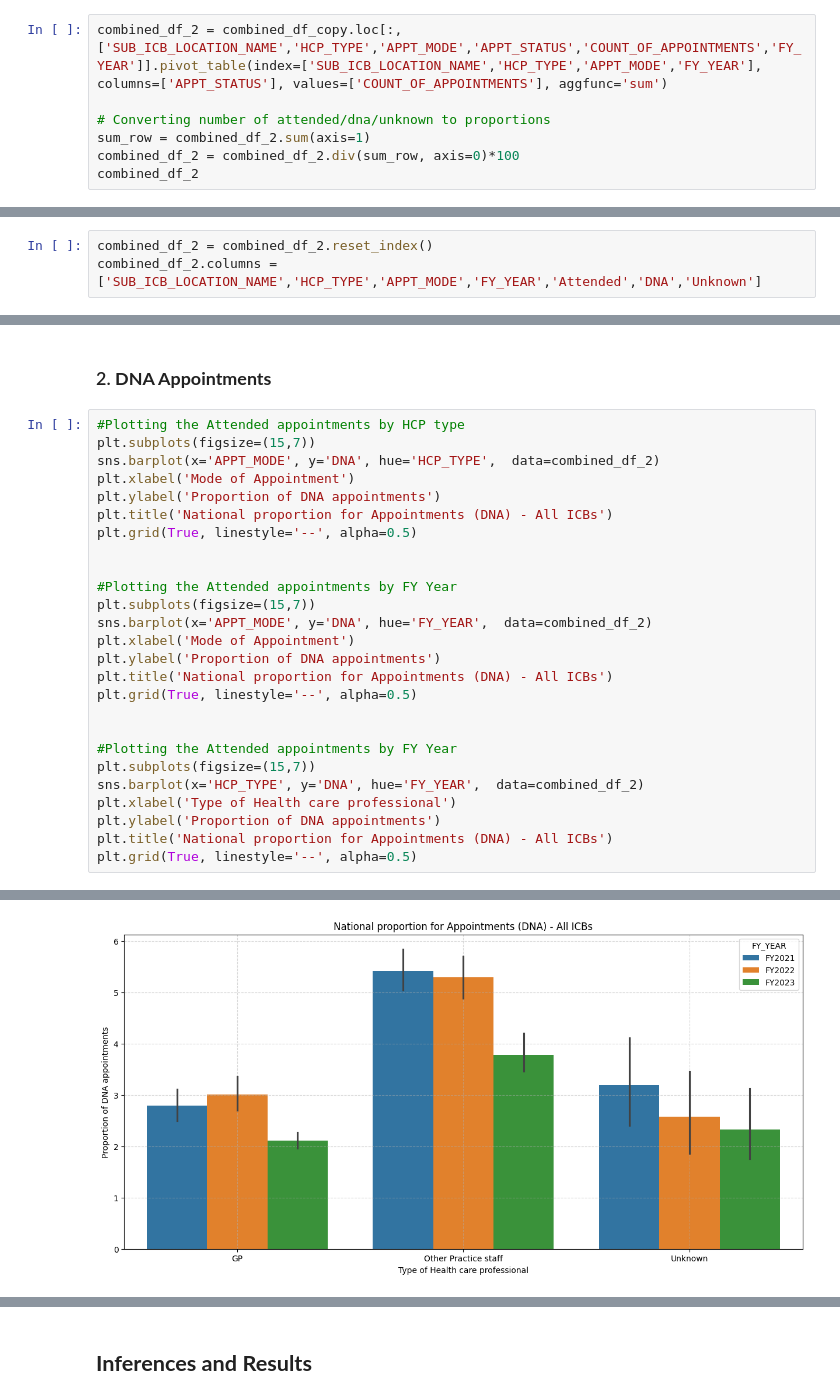
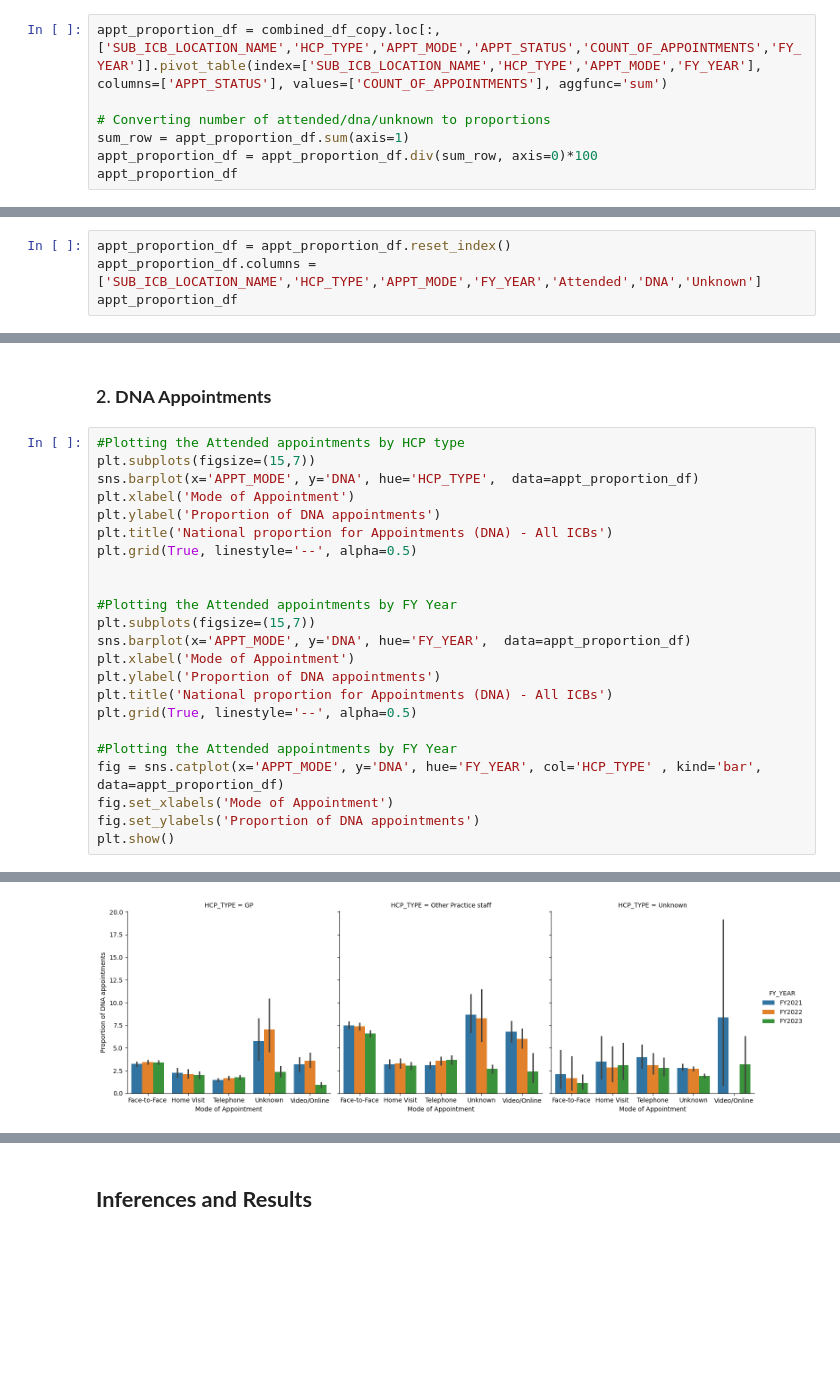
Before and after one commit to SNEE-ICS/PrimaryCareDemandAndCapacity, a Jupyter notebook: AppointmentsAttended.ipynb, the cells around one changed output, grey strips where cells are left out. Cells and saved outputs as stored; diff of their text form; blank space fills up the shorter version.

```diff
--- a/AppointmentsAttended.ipynb
+++ b/AppointmentsAttended.ipynb
@@ -344,10 +345,10 @@ plt.grid(True, linestyle='--', alpha=0.5)
 # %%
-combined_df_2 = combined_df_copy.loc[:,['SUB_ICB_LOCATION_NAME','HCP_TYPE','APPT_MODE','APPT_STATUS','COUNT_OF_APPOINTMENTS','FY_YEAR']].pivot_table(index=['SUB_ICB_LOCATION_NAME','HCP_TYPE','APPT_MODE','FY_YEAR'], columns=['APPT_STATUS'], values=['COUNT_OF_APPOINTMENTS'], aggfunc='sum')
+appt_proportion_df = combined_df_copy.loc[:,['SUB_ICB_LOCATION_NAME','HCP_TYPE','APPT_MODE','APPT_STATUS','COUNT_OF_APPOINTMENTS','FY_YEAR']].pivot_table(index=['SUB_ICB_LOCATION_NAME','HCP_TYPE','APPT_MODE','FY_YEAR'], columns=['APPT_STATUS'], values=['COUNT_OF_APPOINTMENTS'], aggfunc='sum')
 
 # Converting number of attended/dna/unknown to proportions
-sum_row = combined_df_2.sum(axis=1)
-combined_df_2 = combined_df_2.div(sum_row, axis=0)*100
-combined_df_2
+sum_row = appt_proportion_df.sum(axis=1)
+appt_proportion_df = appt_proportion_df.div(sum_row, axis=0)*100
+appt_proportion_df
 # %% [output]
 |  |  |  |  | COUNT_OF_APPOINTMENTS |  |  |
 |  |  |  | APPT_STATUS | Attended | DNA | Unknown |
@@ -365,5 +366,6 @@ combined_df_2
 |  |  |  | FY2023 | 88.166040 | 2.371214 | 9.462746 |
 3973 rows × 3 columns
 # %%
-combined_df_2 = combined_df_2.reset_index()
-combined_df_2.columns = ['SUB_ICB_LOCATION_NAME','HCP_TYPE','APPT_MODE','FY_YEAR','Attended','DNA','Unknown']
+appt_proportion_df = appt_proportion_df.reset_index()
+appt_proportion_df.columns = ['SUB_ICB_LOCATION_NAME','HCP_TYPE','APPT_MODE','FY_YEAR','Attended','DNA','Unknown']
+appt_proportion_df
@@ -412,7 +410,7 @@ plt.grid(True, linestyle='--', alpha=0.5)
 # %%
 #Plotting the Attended appointments by HCP type
 plt.subplots(figsize=(15,7))
-sns.barplot(x='APPT_MODE', y='DNA', hue='HCP_TYPE',  data=combined_df_2)
+sns.barplot(x='APPT_MODE', y='DNA', hue='HCP_TYPE',  data=appt_proportion_df)
 plt.xlabel('Mode of Appointment')
 plt.ylabel('Proportion of DNA appointments')
 plt.title('National proportion for Appointments (DNA) - All ICBs')
@@ -421,18 +419,15 @@ plt.grid(True, linestyle='--', alpha=0.5)
 
 #Plotting the Attended appointments by FY Year
 plt.subplots(figsize=(15,7))
-sns.barplot(x='APPT_MODE', y='DNA', hue='FY_YEAR',  data=combined_df_2)
+sns.barplot(x='APPT_MODE', y='DNA', hue='FY_YEAR',  data=appt_proportion_df)
 plt.xlabel('Mode of Appointment')
 plt.ylabel('Proportion of DNA appointments')
 plt.title('National proportion for Appointments (DNA) - All ICBs')
 plt.grid(True, linestyle='--', alpha=0.5)
 
-
 #Plotting the Attended appointments by FY Year
-plt.subplots(figsize=(15,7))
-sns.barplot(x='HCP_TYPE', y='DNA', hue='FY_YEAR',  data=combined_df_2)
-plt.xlabel('Type of Health care professional')
-plt.ylabel('Proportion of DNA appointments')
-plt.title('National proportion for Appointments (DNA) - All ICBs')
-plt.grid(True, linestyle='--', alpha=0.5)
+fig = sns.catplot(x='APPT_MODE', y='DNA', hue='FY_YEAR', col='HCP_TYPE' , kind='bar', data=appt_proportion_df)
+fig.set_xlabels('Mode of Appointment')
+fig.set_ylabels('Proportion of DNA appointments')
+plt.show()
 # %% [output]
@@ -440,2 +435,2 @@ plt.grid(True, linestyle='--', alpha=0.5)
 [figure]
-[figure, old version]
+[figure, new version]
```
Also changed, not shown: parts of 26 cells of this notebook.
